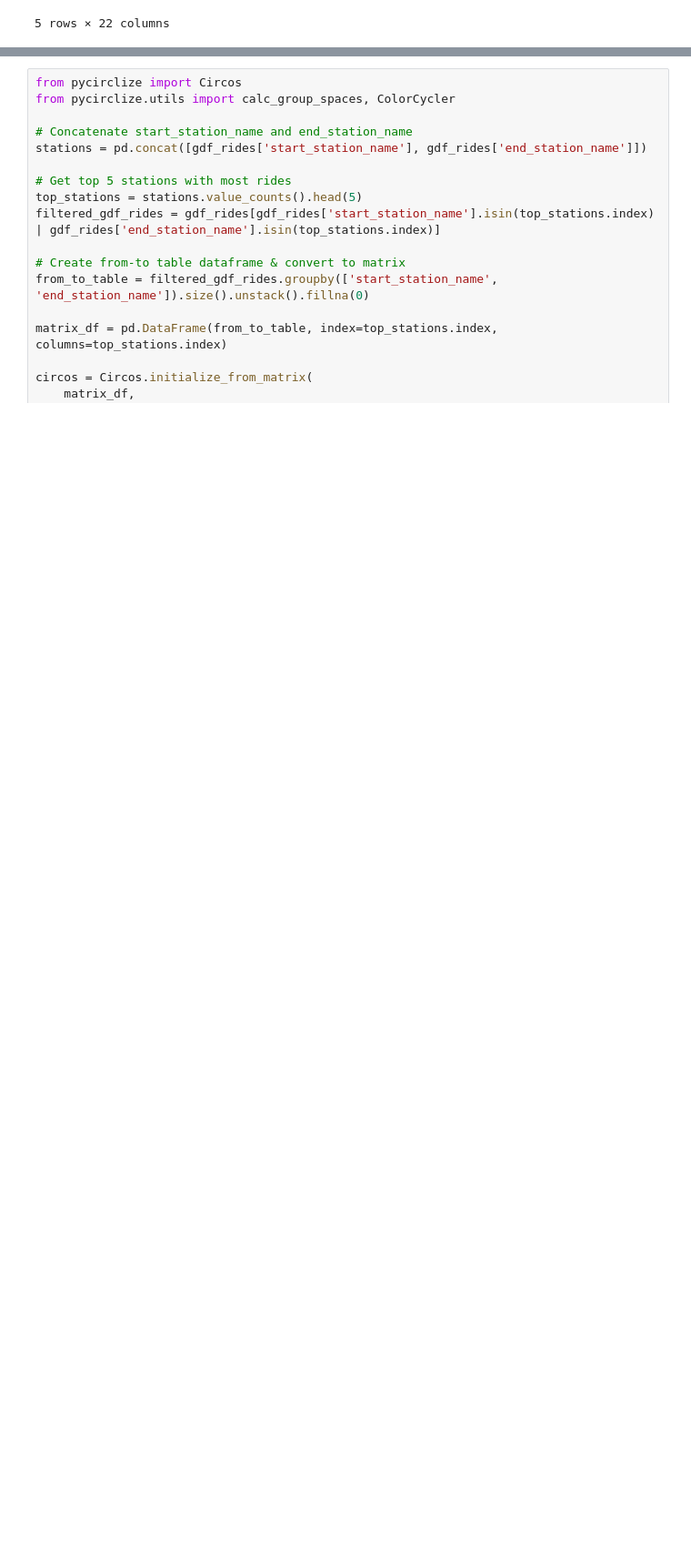
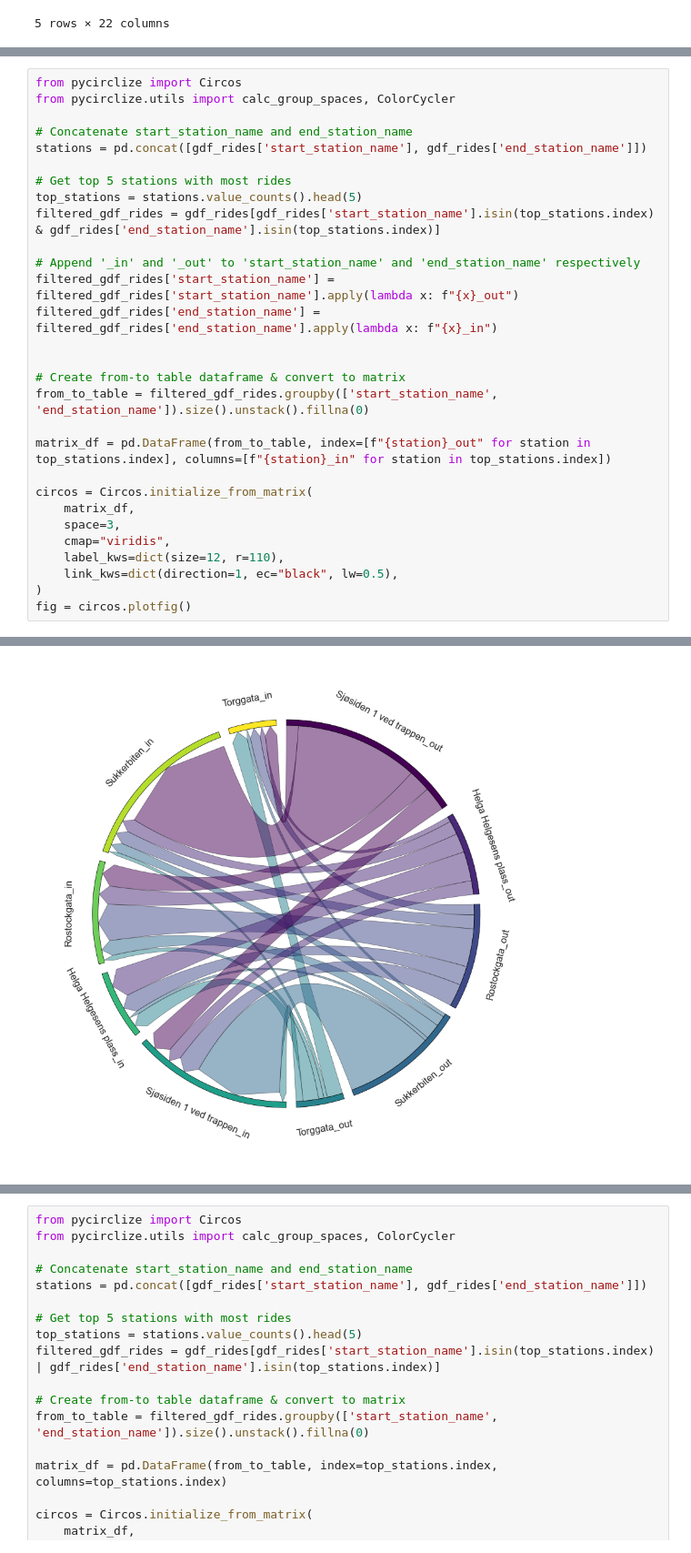
Before and after one commit to niclasclassen/oslo-city-bikes-network-flow-analysis, a Jupyter notebook: niclas.ipynb, the cells around one changed output, grey strips where cells are left out. Shown at 91% size. Drawn from its saved outputs; the diff is of its cells as text; blank space fills up the shorter version.

```diff
--- a/niclas.ipynb
+++ b/niclas.ipynb
@@ -138,0 +165,30 @@ gdf_rides.head(5)
+# %%
+from pycirclize import Circos
+from pycirclize.utils import calc_group_spaces, ColorCycler
+
+# Concatenate start_station_name and end_station_name
+stations = pd.concat([gdf_rides['start_station_name'], gdf_rides['end_station_name']])
+
+# Get top 5 stations with most rides
+top_stations = stations.value_counts().head(5)
+filtered_gdf_rides = gdf_rides[gdf_rides['start_station_name'].isin(top_stations.index) & gdf_rides['end_station_name'].isin(top_stations.index)]
+
+# Append '_in' and '_out' to 'start_station_name' and 'end_station_name' respectively
+filtered_gdf_rides['start_station_name'] = filtered_gdf_rides['start_station_name'].apply(lambda x: f"{x}_out")
+filtered_gdf_rides['end_station_name'] = filtered_gdf_rides['end_station_name'].apply(lambda x: f"{x}_in")
+
+
+# Create from-to table dataframe & convert to matrix
+from_to_table = filtered_gdf_rides.groupby(['start_station_name', 'end_station_name']).size().unstack().fillna(0)
+
+matrix_df = pd.DataFrame(from_to_table, index=[f"{station}_out" for station in top_stations.index], columns=[f"{station}_in" for station in top_stations.index])
+
+circos = Circos.initialize_from_matrix(
+    matrix_df,
+    space=3,
+    cmap="viridis",
+    label_kws=dict(size=12, r=110),
+    link_kws=dict(direction=1, ec="black", lw=0.5),
+)
+fig = circos.plotfig()
+# %% [output]
@@ -138,0 +200 @@ gdf_rides.head(5)
+[figure, added]
```
Also changed, not shown: parts of 7 cells of this notebook.
